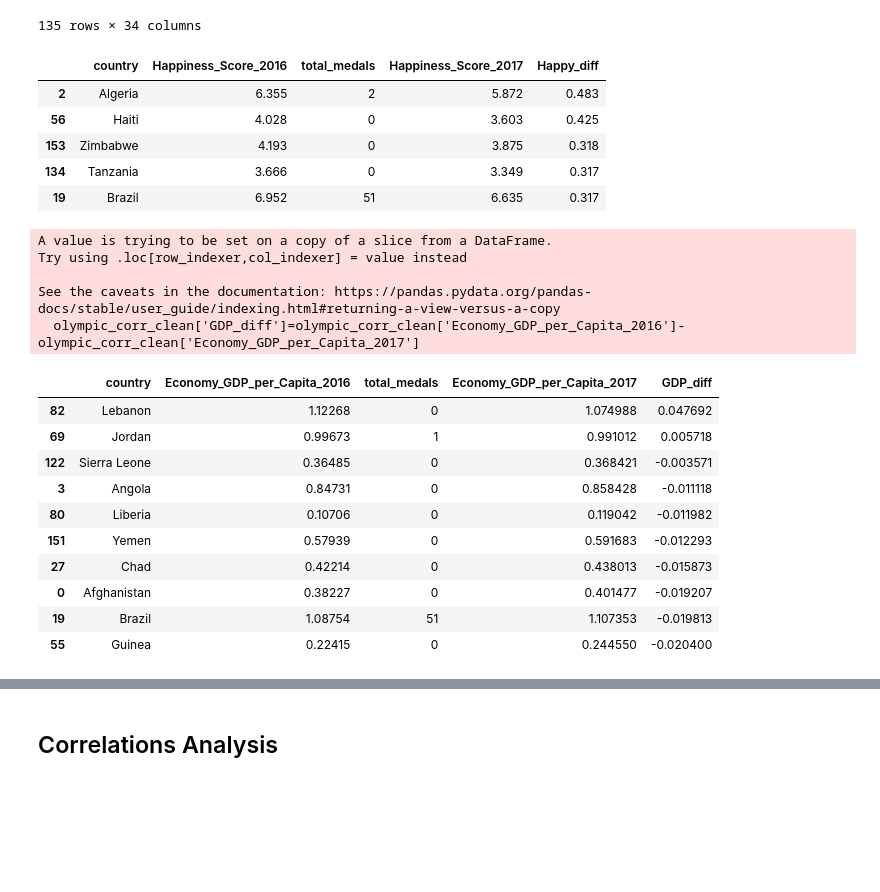
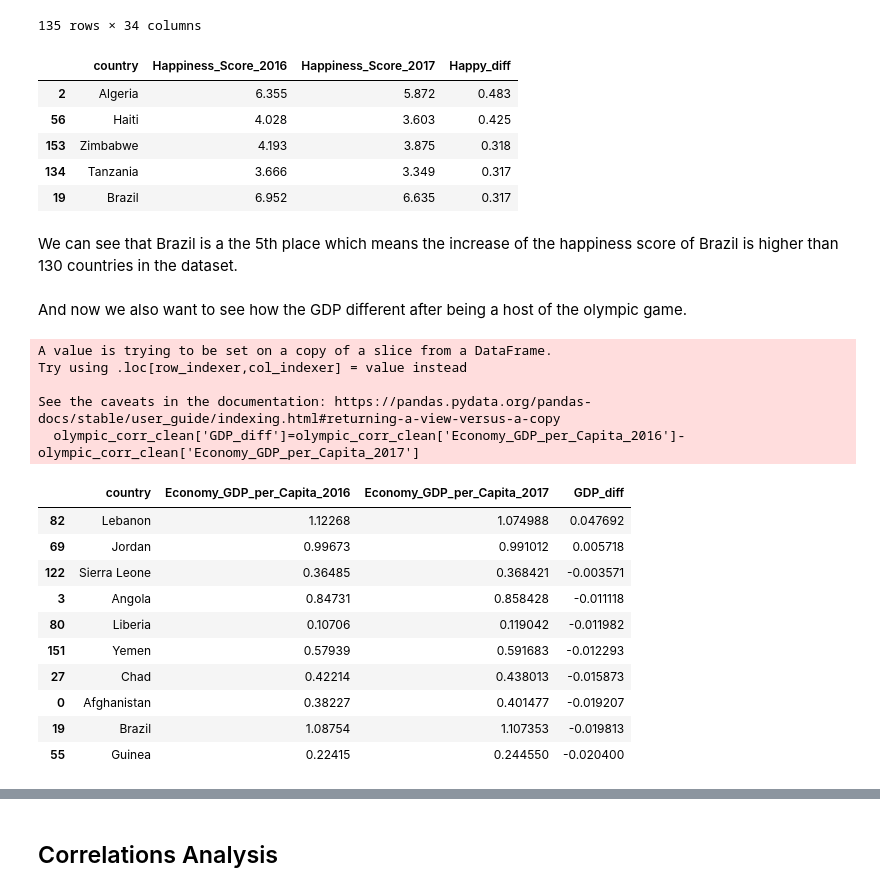
Before and after one commit to billychoy/Descriptive-Analysis-World-Happiness-Index-and-Olympic-Game, a Jupyter notebook: World Happiest Index and Olympic Game.ipynb, the cells around one changed output, grey strips where cells are left out. Drawn from its saved outputs; the diff is of its cells as text; code cells hidden in the pictures; blank space fills up the shorter version.

```diff
--- a/World Happiest Index and Olympic Game.ipynb
+++ b/World Happiest Index and Olympic Game.ipynb
@@ -817,16 +825,19 @@ olympic_corr_clean
 # %%
 olympic_corr_clean[['country',
                     'Happiness_Score_2016',
-                    'total_medals',
                     'Happiness_Score_2017',
                     'Happy_diff']].sort_values(by='Happy_diff',ascending=False).head()
 # %% [output]
-|  | country | Happiness_Score_2016 | total_medals | Happiness_Score_2017 | Happy_diff |
-| 2 | Algeria | 6.355 | 2 | 5.872 | 0.483 |
-| 56 | Haiti | 4.028 | 0 | 3.603 | 0.425 |
-| 153 | Zimbabwe | 4.193 | 0 | 3.875 | 0.318 |
-| 134 | Tanzania | 3.666 | 0 | 3.349 | 0.317 |
-| 19 | Brazil | 6.952 | 51 | 6.635 | 0.317 |
+|  | country | Happiness_Score_2016 | Happiness_Score_2017 | Happy_diff |
+| 2 | Algeria | 6.355 | 5.872 | 0.483 |
+| 56 | Haiti | 4.028 | 3.603 | 0.425 |
+| 153 | Zimbabwe | 4.193 | 3.875 | 0.318 |
+| 134 | Tanzania | 3.666 | 3.349 | 0.317 |
+| 19 | Brazil | 6.952 | 6.635 | 0.317 |
+# %% [markdown]
+We can see that Brazil is a the 5th place which means the increase of the happiness score of Brazil is higher than 130 countries in the dataset.
+# %% [markdown]
+And now we also want to see how the GDP different after being a host of the olympic game.
 # %%
 olympic_corr_clean['GDP_diff']=olympic_corr_clean['Economy_GDP_per_Capita_2016']-olympic_corr_clean['Economy_GDP_per_Capita_2017']
 # %% [output]
@@ -836,16 +847,19 @@ Try using .loc[row_indexer,col_indexer] = value instead
 See the caveats in the documentation: https://pandas.pydata.org/pandas-docs/stable/user_guide/indexing.html#returning-a-view-versus-a-copy
   olympic_corr_clean['GDP_diff']=olympic_corr_clean['Economy_GDP_per_Capita_2016']-olympic_corr_clean['Economy_GDP_per_Capita_2017']
 # %%
-olympic_corr_clean[['country','Economy_GDP_per_Capita_2016','total_medals','Economy_GDP_per_Capita_2017','GDP_diff']].sort_values(by='GDP_diff',ascending=False).head(10)
+olympic_corr_clean[['country',
+                    'Economy_GDP_per_Capita_2016',
+                    'Economy_GDP_per_Capita_2017',
+                    'GDP_diff']].sort_values(by='GDP_diff',ascending=False).head(10)
 # %% [output]
-|  | country | Economy_GDP_per_Capita_2016 | total_medals | Economy_GDP_per_Capita_2017 | GDP_diff |
-| 82 | Lebanon | 1.12268 | 0 | 1.074988 | 0.047692 |
-| 69 | Jordan | 0.99673 | 1 | 0.991012 | 0.005718 |
-| 122 | Sierra Leone | 0.36485 | 0 | 0.368421 | -0.003571 |
-| 3 | Angola | 0.84731 | 0 | 0.858428 | -0.011118 |
-| 80 | Liberia | 0.10706 | 0 | 0.119042 | -0.011982 |
-| 151 | Yemen | 0.57939 | 0 | 0.591683 | -0.012293 |
-| 27 | Chad | 0.42214 | 0 | 0.438013 | -0.015873 |
-| 0 | Afghanistan | 0.38227 | 0 | 0.401477 | -0.019207 |
-| 19 | Brazil | 1.08754 | 51 | 1.107353 | -0.019813 |
-| 55 | Guinea | 0.22415 | 0 | 0.244550 | -0.020400 |
+|  | country | Economy_GDP_per_Capita_2016 | Economy_GDP_per_Capita_2017 | GDP_diff |
+| 82 | Lebanon | 1.12268 | 1.074988 | 0.047692 |
+| 69 | Jordan | 0.99673 | 0.991012 | 0.005718 |
+| 122 | Sierra Leone | 0.36485 | 0.368421 | -0.003571 |
+| 3 | Angola | 0.84731 | 0.858428 | -0.011118 |
+| 80 | Liberia | 0.10706 | 0.119042 | -0.011982 |
+| 151 | Yemen | 0.57939 | 0.591683 | -0.012293 |
+| 27 | Chad | 0.42214 | 0.438013 | -0.015873 |
+| 0 | Afghanistan | 0.38227 | 0.401477 | -0.019207 |
+| 19 | Brazil | 1.08754 | 1.107353 | -0.019813 |
+| 55 | Guinea | 0.22415 | 0.244550 | -0.020400 |
```
Also changed, not shown: parts of 10 cells of this notebook.
